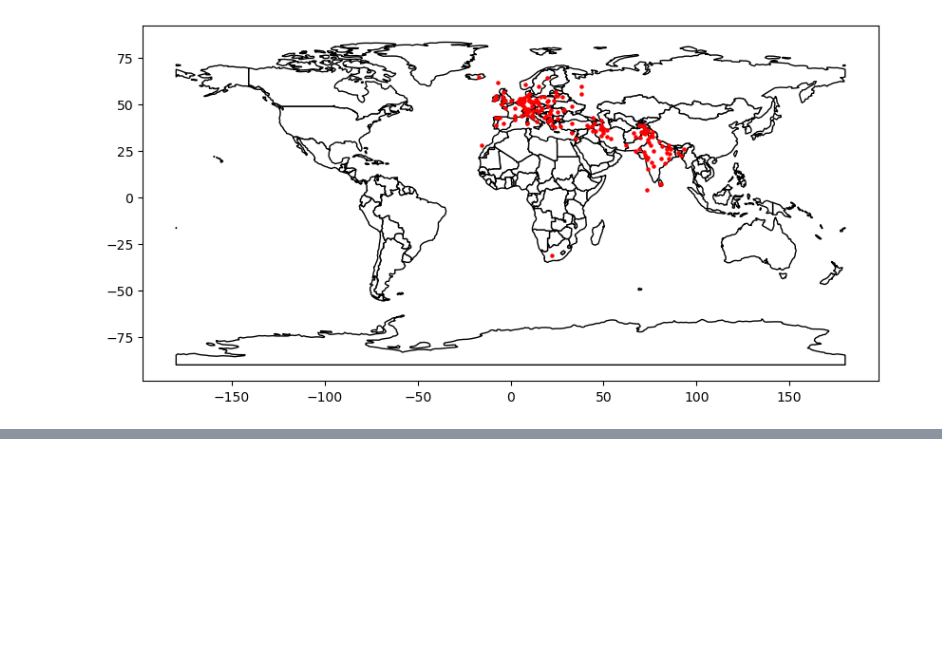
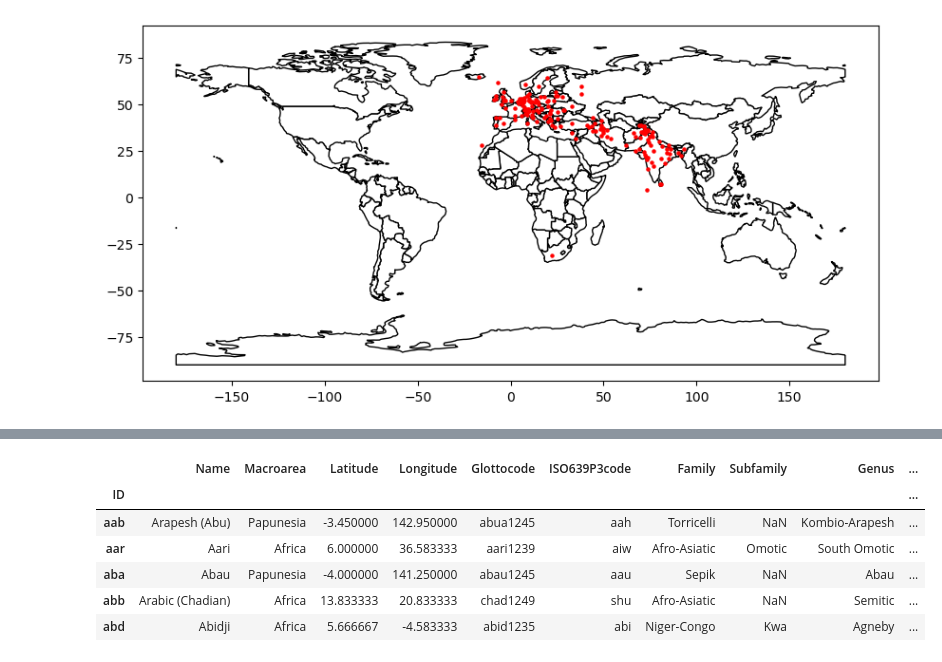
Before and after one commit to StefMiya/TL_Team5, a Jupyter notebook: languages.ipynb, the cells around one changed output, grey strips where cells are left out. Saved outputs shown, nothing was run; the diff lists cells and outputs as text; code cells hidden in the pictures; blank space fills up the shorter version.

```diff
--- a/languages.ipynb
+++ b/languages.ipynb
@@ -29,0 +75,10 @@ plot_langs(df_indo_europ)
+# %%
+df.head()
+# %% [output]
+|  | Name | Macroarea | Latitude | Longitude | Glottocode | ISO639P3code | Family | Subfamily | Genus | ... |
+| ID |  |  |  |  |  |  |  |  |  | ... |
+| aab | Arapesh (Abu) | Papunesia | -3.450000 | 142.950000 | abua1245 | aah | Torricelli | NaN | Kombio-Arapesh | ... |
+| aar | Aari | Africa | 6.000000 | 36.583333 | aari1239 | aiw | Afro-Asiatic | Omotic | South Omotic | ... |
+| aba | Abau | Papunesia | -4.000000 | 141.250000 | abau1245 | aau | Sepik | NaN | Abau | ... |
+| abb | Arabic (Chadian) | Africa | 13.833333 | 20.833333 | chad1249 | shu | Afro-Asiatic | NaN | Semitic | ... |
+| abd | Abidji | Africa | 5.666667 | -4.583333 | abid1235 | abi | Niger-Congo | Kwa | Agneby | ... |
```
Also changed, not shown: parts of 6 cells of this notebook.
